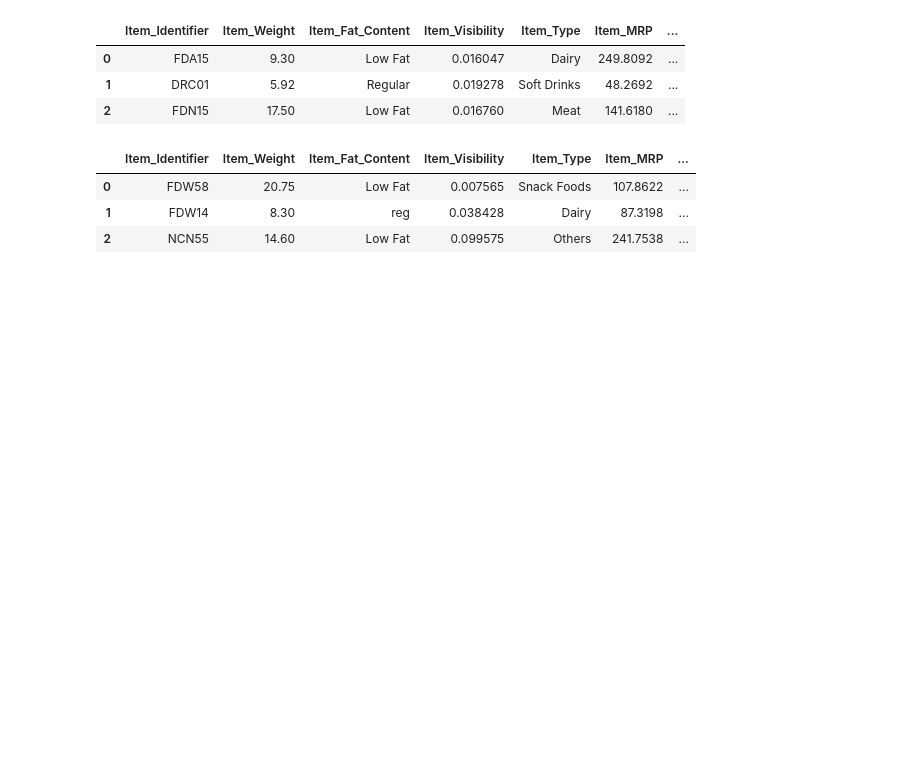
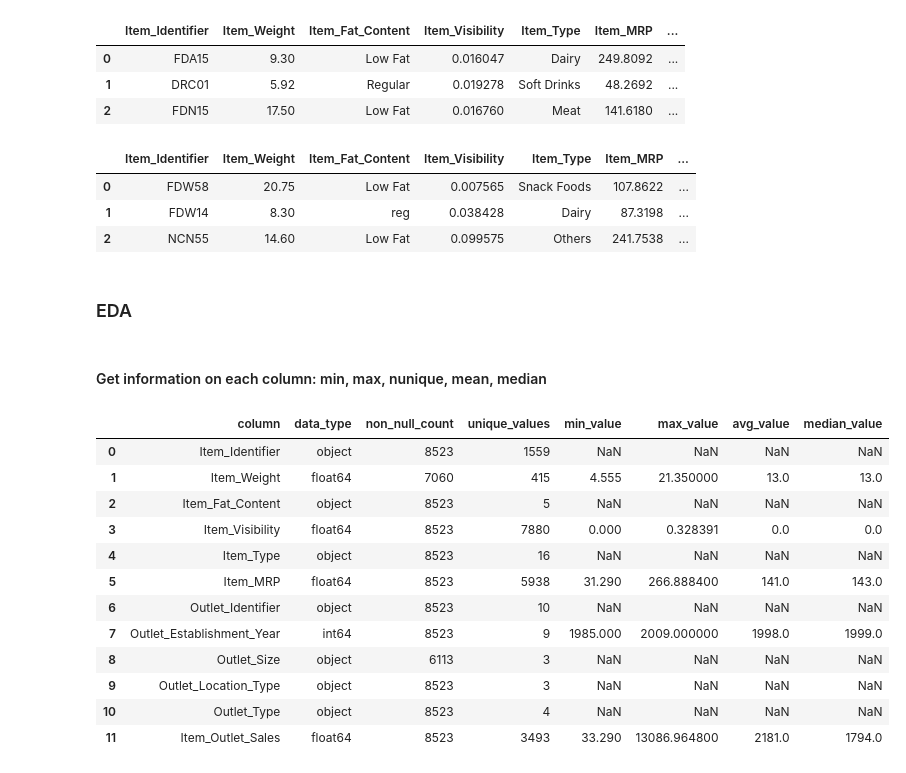
Before and after one commit to arjunjanamatti/big_mart_sales_prediction, a Jupyter notebook: sales_prediction.ipynb, the cells around one changed output. Cells and saved outputs as stored; diff of their text form; code cells hidden in the pictures; blank space fills up the shorter version.

```diff
--- a/sales_prediction.ipynb
+++ b/sales_prediction.ipynb
@@ -23,3 +24,60 @@ test_df.head(3)
 | 0 | FDW58 | 20.75 | Low Fat | 0.007565 | Snack Foods | 107.8622 | ... |
 | 1 | FDW14 | 8.30 | reg | 0.038428 | Dairy | 87.3198 | ... |
 | 2 | NCN55 | 14.60 | Low Fat | 0.099575 | Others | 241.7538 | ... |
+# %% [markdown]
+### EDA
+# %% [markdown]
+#### Get information on each column: min, max, nunique, mean, median
+# %%
+def get_column_info(df: pd.DataFrame) -> pd.DataFrame:
+    '''
+    function to get the details about each column in dataframe
+    '''
+    column_info = []
+
+    # iterate over each column of dataframe
+    for col in tqdm([colu for colu in df.columns
+                    if colu != 'id']):
+        non_null_count = df[col].notnull().sum()
+        data_type = df[col].dtype
+        unique_values = df[col].nunique()
+        if data_type != 'object':
+            min_value = df[col].min()
+            max_value = df[col].max()
+            avg_value = df[col].mean()
+            median_value = df[col].median()
+            column_info.append({
+                'column':col,
+                'data_type': data_type,
+                'non_null_count': non_null_count,
+                'min_value':min_value,
+                'max_value':max_value,
+                'avg_value':round(avg_value),
+                'median_value':round(median_value),
+                'unique_values': unique_values
+            })
+        else:
+            column_info.append({
+                'column':col,
+                'data_type': data_type,
+                'non_null_count': non_null_count,
+                'unique_values': unique_values
+            })
+    return pd.DataFrame(column_info)
+# %%
+# info about train dataframe
+get_column_info(df = train_df)
+# %% [output]
+|  | column | data_type | non_null_count | unique_values | min_value | max_value | avg_value | median_value |
+| 0 | Item_Identifier | object | 8523 | 1559 | NaN | NaN | NaN | NaN |
+| 1 | Item_Weight | float64 | 7060 | 415 | 4.555 | 21.350000 | 13.0 | 13.0 |
+| 2 | Item_Fat_Content | object | 8523 | 5 | NaN | NaN | NaN | NaN |
+| 3 | Item_Visibility | float64 | 8523 | 7880 | 0.000 | 0.328391 | 0.0 | 0.0 |
+| 4 | Item_Type | object | 8523 | 16 | NaN | NaN | NaN | NaN |
+| 5 | Item_MRP | float64 | 8523 | 5938 | 31.290 | 266.888400 | 141.0 | 143.0 |
+| 6 | Outlet_Identifier | object | 8523 | 10 | NaN | NaN | NaN | NaN |
+| 7 | Outlet_Establishment_Year | int64 | 8523 | 9 | 1985.000 | 2009.000000 | 1998.0 | 1999.0 |
+| 8 | Outlet_Size | object | 6113 | 3 | NaN | NaN | NaN | NaN |
+| 9 | Outlet_Location_Type | object | 8523 | 3 | NaN | NaN | NaN | NaN |
+| 10 | Outlet_Type | object | 8523 | 4 | NaN | NaN | NaN | NaN |
+| 11 | Item_Outlet_Sales | float64 | 8523 | 3493 | 33.290 | 13086.964800 | 2181.0 | 1794.0 |
```
Also changed, not shown: parts of 13 cells of this notebook.
